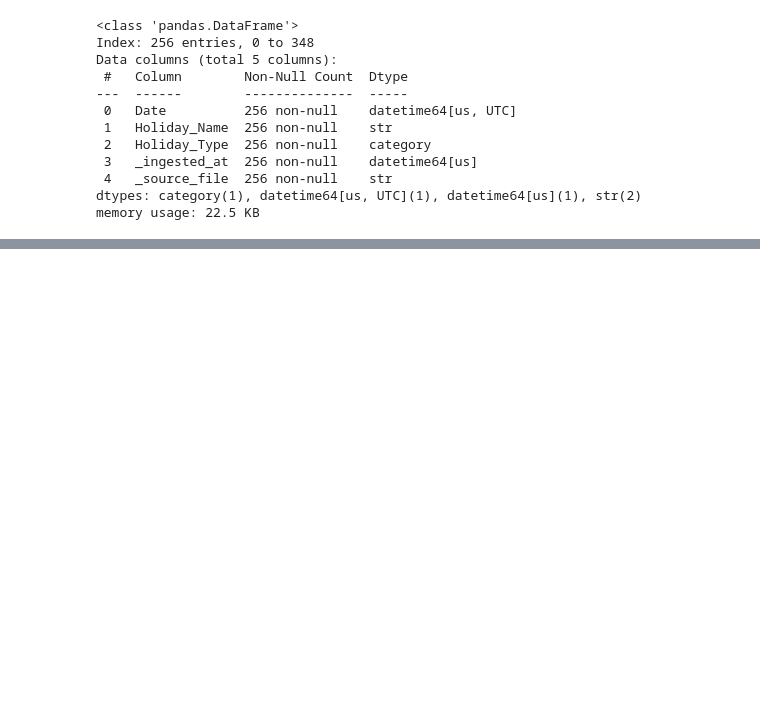
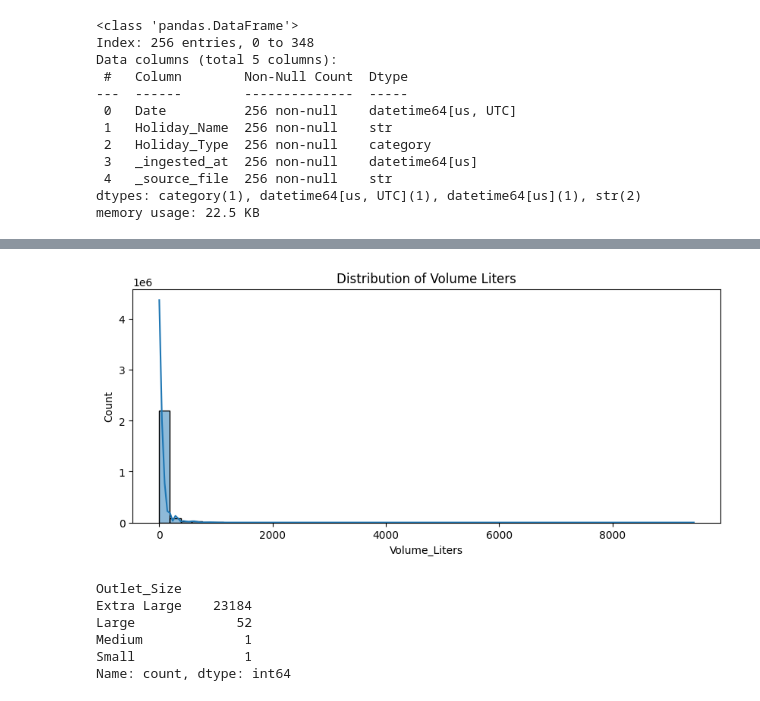
Before and after one commit to Dilharajay/technova_datastrom, a Jupyter notebook: main.ipynb, the cells around one changed output, grey strips where cells are left out. Cells and saved outputs as stored; diff of their text form; code cells hidden in the pictures; blank space fills up the shorter version.

```diff
--- a/main.ipynb
+++ b/main.ipynb
@@ -306,0 +328,2 @@ memory usage: 456.9+ MB
+# %%
+df = pd.read_parquet('lakehouse/gold/master_features.parquet')
@@ -306,0 +355,19 @@ memory usage: 456.9+ MB
+# %%
+plt.figure(figsize=(10, 4))
+sns.histplot(df['Volume_Liters'], kde=True, bins=50)
+plt.title('Distribution of Volume Liters')
+plt.show()
+# %% [output]
+[figure, added]
+# %%
+threshold = df['Volume_Liters'].quantile(0.99)
+high_volume_df = df[df['Volume_Liters'] > threshold]
+
+high_volume_df['Outlet_Size'].value_counts()
+# %% [output]
+Outlet_Size
+Extra Large    23184
+Large             52
+Medium             1
+Small              1
+Name: count, dtype: int64
```
Also changed, not shown: parts of 34 cells of this notebook, 4 other files.
